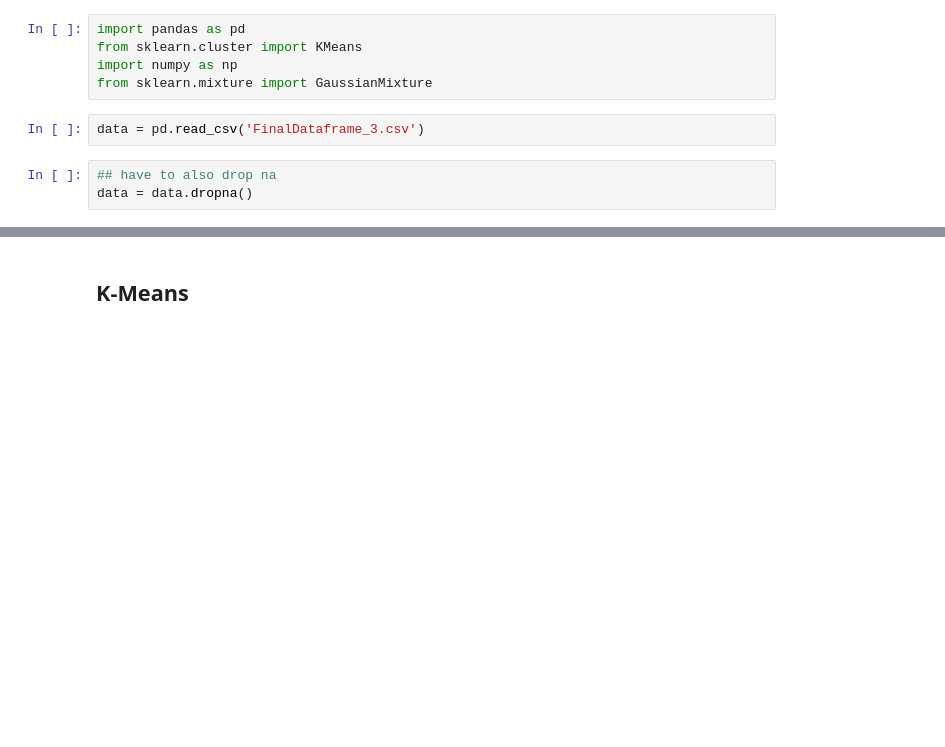
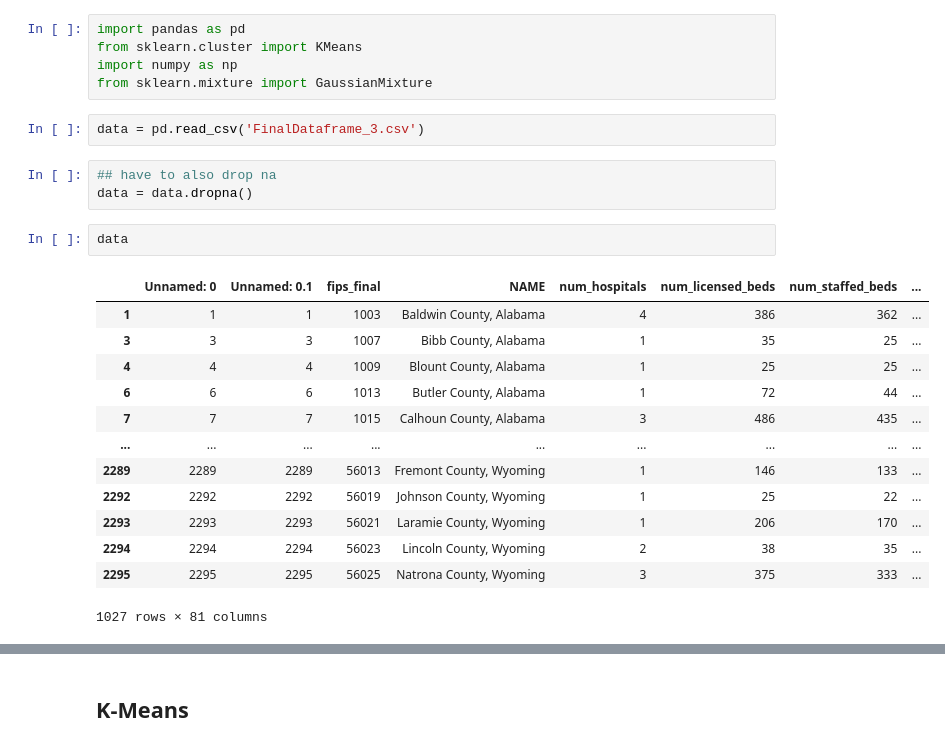
Before and after one commit to jenliketen/bst_263_project, a Jupyter notebook: bst263-em.ipynb, the cells around one changed output, grey strips where cells are left out. Saved outputs shown, nothing was run; the diff lists cells and outputs as text; blank space fills up the shorter version.

```diff
--- a/bst263-em.ipynb
+++ b/bst263-em.ipynb
@@ -8,3 +8,19 @@ data = pd.read_csv('FinalDataframe_3.csv')
 # %%
 ## have to also drop na
 data = data.dropna()
+# %%
+data
+# %% [output]
+|  | Unnamed: 0 | Unnamed: 0.1 | fips_final | NAME | num_hospitals | num_licensed_beds | num_staffed_beds | ... |
+| 1 | 1 | 1 | 1003 | Baldwin County, Alabama | 4 | 386 | 362 | ... |
+| 3 | 3 | 3 | 1007 | Bibb County, Alabama | 1 | 35 | 25 | ... |
+| 4 | 4 | 4 | 1009 | Blount County, Alabama | 1 | 25 | 25 | ... |
+| 6 | 6 | 6 | 1013 | Butler County, Alabama | 1 | 72 | 44 | ... |
+| 7 | 7 | 7 | 1015 | Calhoun County, Alabama | 3 | 486 | 435 | ... |
+| ... | ... | ... | ... | ... | ... | ... | ... | ... |
+| 2289 | 2289 | 2289 | 56013 | Fremont County, Wyoming | 1 | 146 | 133 | ... |
+| 2292 | 2292 | 2292 | 56019 | Johnson County, Wyoming | 1 | 25 | 22 | ... |
+| 2293 | 2293 | 2293 | 56021 | Laramie County, Wyoming | 1 | 206 | 170 | ... |
+| 2294 | 2294 | 2294 | 56023 | Lincoln County, Wyoming | 2 | 38 | 35 | ... |
+| 2295 | 2295 | 2295 | 56025 | Natrona County, Wyoming | 3 | 375 | 333 | ... |
+1027 rows × 81 columns
```
Also changed, not shown: parts of 18 cells of this notebook.
